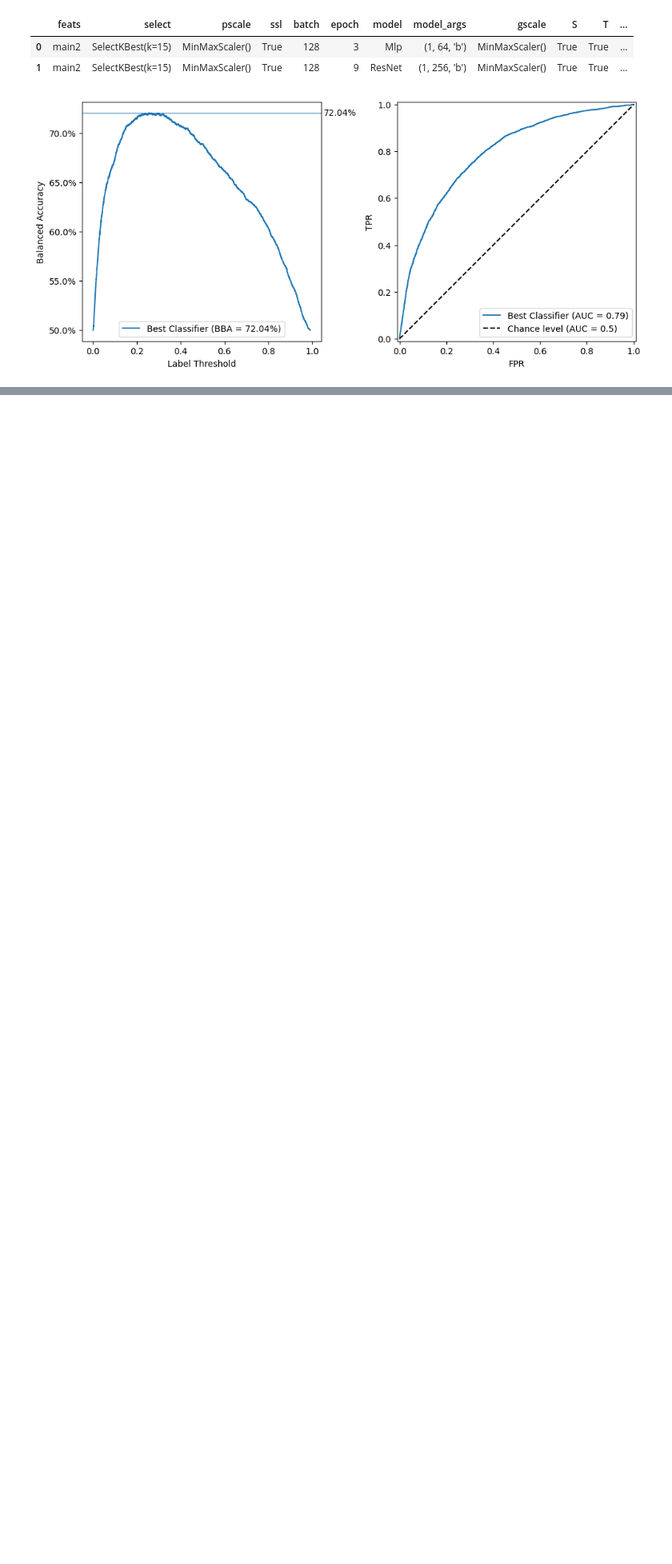
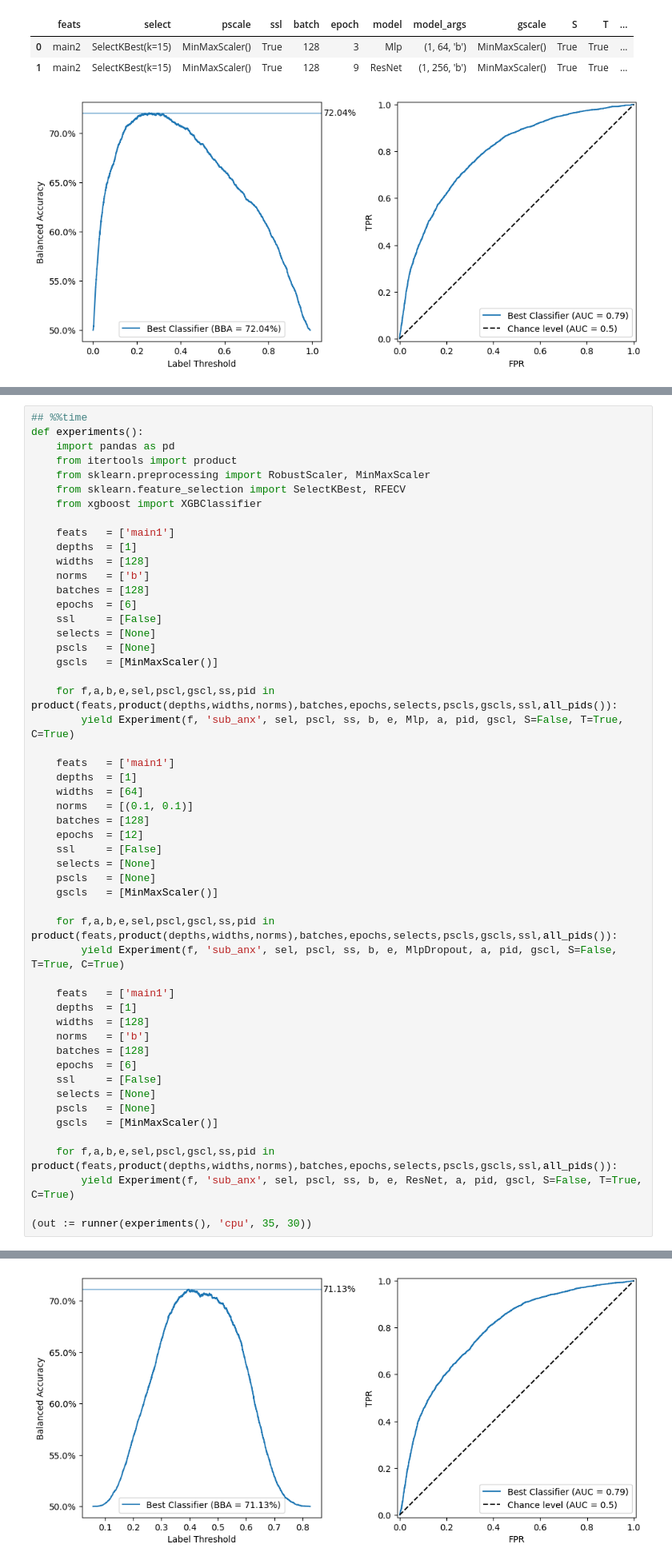
Before and after one commit to mrucker/diss, a Jupyter notebook: Samples.ipynb, the cells around one changed output, grey strips where cells are left out. Shown at 80% size. Saved outputs shown, nothing was run; the diff lists cells and outputs as text; blank space fills up the shorter version.

```diff
--- a/Samples.ipynb
+++ b/Samples.ipynb
@@ -700,0 +758,53 @@ Wall time: 2.34 s
+# %%
+## %%time
+def experiments():
+    import pandas as pd
+    from itertools import product
+    from sklearn.preprocessing import RobustScaler, MinMaxScaler
+    from sklearn.feature_selection import SelectKBest, RFECV
+    from xgboost import XGBClassifier
+
+    feats   = ['main1']
+    depths  = [1]
+    widths  = [128]
+    norms   = ['b']
+    batches = [128]
+    epochs  = [6]
+    ssl     = [False]
+    selects = [None]
+    pscls   = [None]
+    gscls   = [MinMaxScaler()]
+
+    for f,a,b,e,sel,pscl,gscl,ss,pid in product(feats,product(depths,widths,norms),batches,epochs,selects,pscls,gscls,ssl,all_pids()):
+        yield Experiment(f, 'sub_anx', sel, pscl, ss, b, e, Mlp, a, pid, gscl, S=False, T=True, C=True)
+
+    feats   = ['main1']
+    depths  = [1]
+    widths  = [64]
+    norms   = [(0.1, 0.1)]
+    batches = [128]
+    epochs  = [12]
+    ssl     = [False]
+    selects = [None]
+    pscls   = [None]
+    gscls   = [MinMaxScaler()]
+
+    for f,a,b,e,sel,pscl,gscl,ss,pid in product(feats,product(depths,widths,norms),batches,epochs,selects,pscls,gscls,ssl,all_pids()):
+        yield Experiment(f, 'sub_anx', sel, pscl, ss, b, e, MlpDropout, a, pid, gscl, S=False, T=True, C=True)
+
+    feats   = ['main1']
+    depths  = [1]
+    widths  = [128]
+    norms   = ['b']
+    batches = [128]
+    epochs  = [6]
+    ssl     = [False]
+    selects = [None]
+    pscls   = [None]
+    gscls   = [MinMaxScaler()]
+
+    for f,a,b,e,sel,pscl,gscl,ss,pid in product(feats,product(depths,widths,norms),batches,epochs,selects,pscls,gscls,ssl,all_pids()):
+        yield Experiment(f, 'sub_anx', sel, pscl, ss, b, e, ResNet, a, pid, gscl, S=False, T=True, C=True)
+
+(out := runner(experiments(), 'cpu', 35, 30))
+# %% [output]
@@ -700,0 +815 @@ Wall time: 2.34 s
+[figure, added]
```
Also changed, not shown: parts of 10 cells of this notebook, 1 other file.
